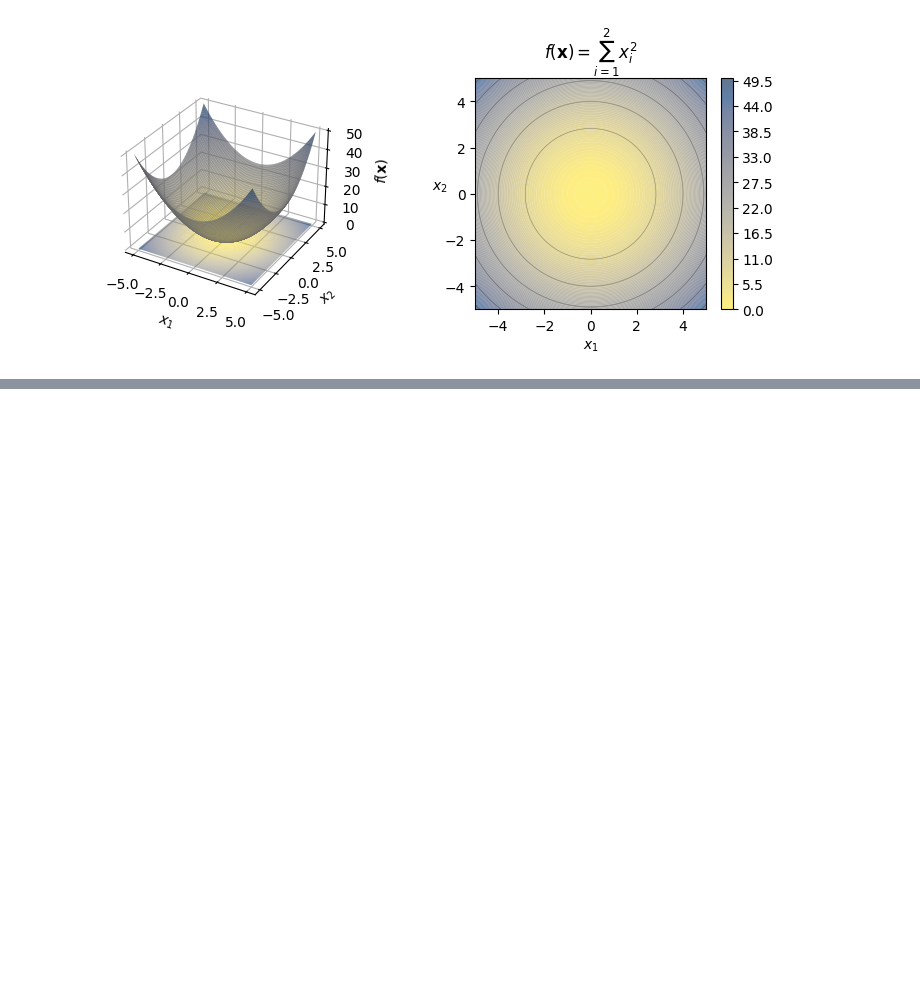
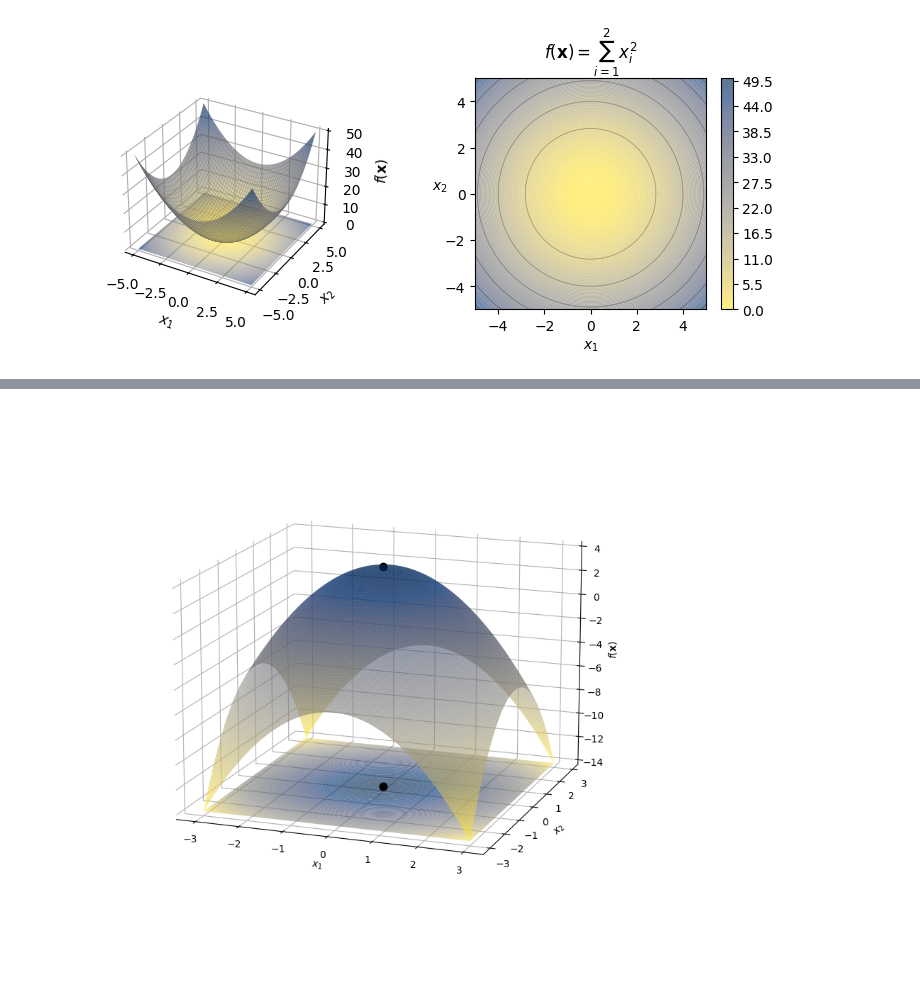
Before and after one commit to estripling/fbench, a Jupyter notebook: docs/source/example.ipynb, the cells around one changed output, grey strips where cells are left out. Drawn from its saved outputs; the diff is of its cells as text; code cells hidden in the pictures; blank space fills up the shorter version.

```diff
--- a/docs/source/example.ipynb
+++ b/docs/source/example.ipynb
@@ -141,0 +162,30 @@ plt.show()
+# %%
+fig = plt.figure(figsize=(24, 10))
+
+kws_surface = dict(cmap=plt.get_cmap("cividis_r"), linewidth=0)
+kws_contourf = dict(cmap=plt.get_cmap("cividis_r"))
+kws_contour = dict(linewidths=0)
+
+rotated_surface = FunctionPlotter(
+    func=lambda x: -fbench.sphere(x) + 4,
+    bounds=((-3, 3), (-3, 3)),
+    n_grid_points=303,
+    with_optima=True,
+    optima=[fbench.structure.Optimum(np.zeros(2), 4)],
+    with_contour=False,
+    kws_surface=kws_surface,
+    kws_contourf=kws_contourf,
+    kws_contour=kws_contour,
+)
+_, _, ax3d = rotated_surface.plot(fig=fig)
+
+ax3d.set_xlabel(r"$ x_{1} $")
+ax3d.set_ylabel(r"$ x_{2} $")
+ax3d.set_zlabel(r"$ f(\mathbf{x}) $")
+
+ax3d.view_init(15, -70, 0)
+ax3d.set_box_aspect(None, zoom=0.9)
+
+plt.show()
+# %% [output]
+[figure, added]
```
Also changed, not shown: parts of 6 cells of this notebook, 6 other files.
